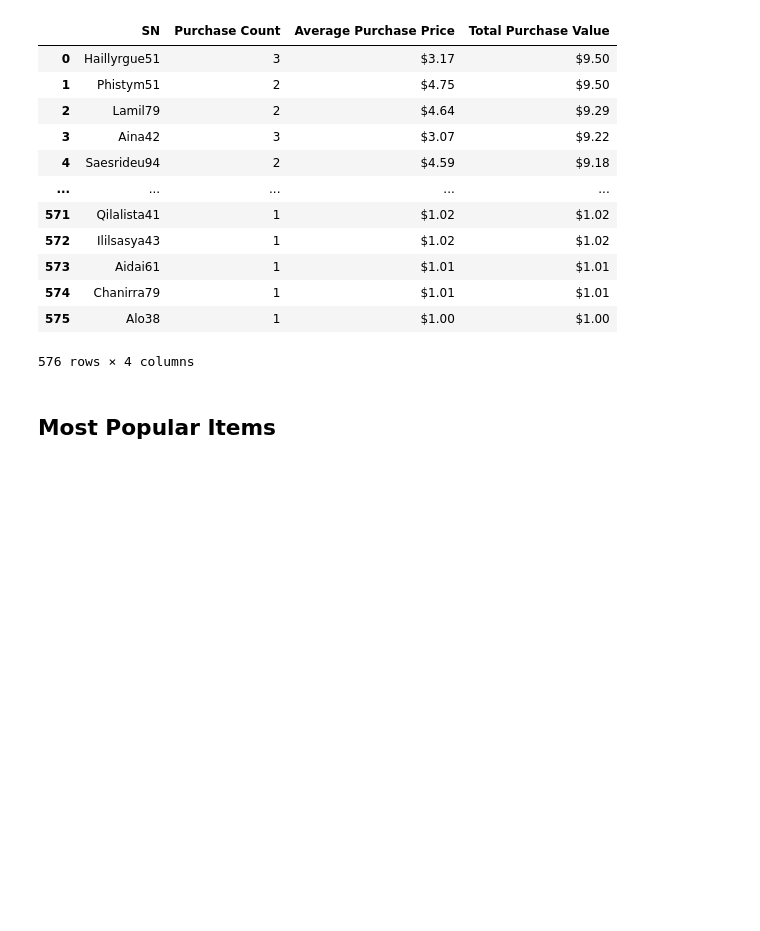
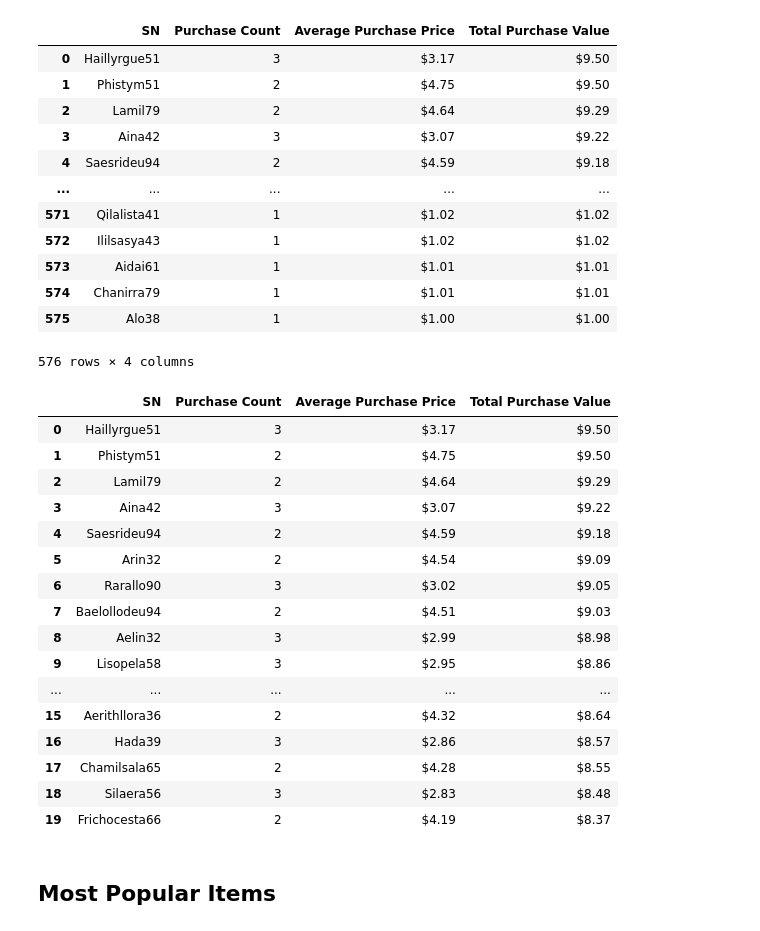
Before and after one commit to dianeyaneza/UWA-Data-Homework-Pandas-Challenge, a Jupyter notebook: 02-Homework_04-Pandas_Instructions_HeroesOfPymoli_HeroesOfPymoli_starter.ipynb, the cells around one changed output. Cells and saved outputs as stored; diff of their text form; code cells hidden in the pictures; blank space fills up the shorter version.

```diff
--- a/02-Homework_04-Pandas_Instructions_HeroesOfPymoli_HeroesOfPymoli_starter.ipynb
+++ b/02-Homework_04-Pandas_Instructions_HeroesOfPymoli_HeroesOfPymoli_starter.ipynb
@@ -730,6 +730,26 @@ summary_spender_purchase
 | 574 | Chanirra79 | 1 | $1.01 | $1.01 |
 | 575 | Alo38 | 1 | $1.00 | $1.00 |
 576 rows × 4 columns
+# %%
+summary_spender_purchase.head(20)
+# %% [output]
+|  | SN | Purchase Count | Average Purchase Price | Total Purchase Value |
+| 0 | Haillyrgue51 | 3 | $3.17 | $9.50 |
+| 1 | Phistym51 | 2 | $4.75 | $9.50 |
+| 2 | Lamil79 | 2 | $4.64 | $9.29 |
+| 3 | Aina42 | 3 | $3.07 | $9.22 |
+| 4 | Saesrideu94 | 2 | $4.59 | $9.18 |
+| 5 | Arin32 | 2 | $4.54 | $9.09 |
+| 6 | Rarallo90 | 3 | $3.02 | $9.05 |
+| 7 | Baelollodeu94 | 2 | $4.51 | $9.03 |
+| 8 | Aelin32 | 3 | $2.99 | $8.98 |
+| 9 | Lisopela58 | 3 | $2.95 | $8.86 |
+| ... | ... | ... | ... | ... |
+| 15 | Aerithllora36 | 2 | $4.32 | $8.64 |
+| 16 | Hada39 | 3 | $2.86 | $8.57 |
+| 17 | Chamilsala65 | 2 | $4.28 | $8.55 |
+| 18 | Silaera56 | 3 | $2.83 | $8.48 |
+| 19 | Frichocesta66 | 2 | $4.19 | $8.37 |
 # %% [markdown]
 ## Most Popular Items
 # %% [markdown]
```
Also changed, not shown: parts of 10 cells of this notebook.
